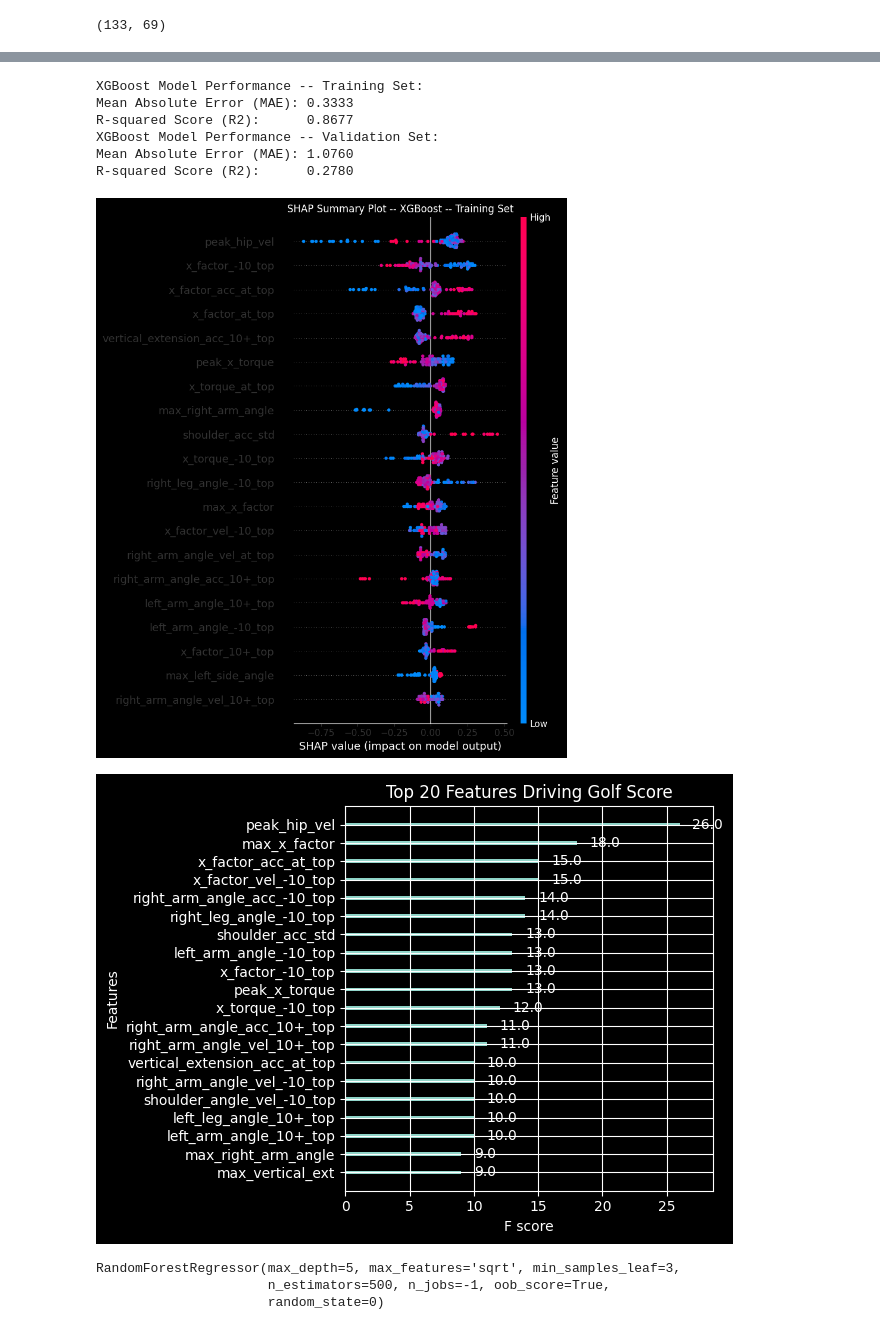
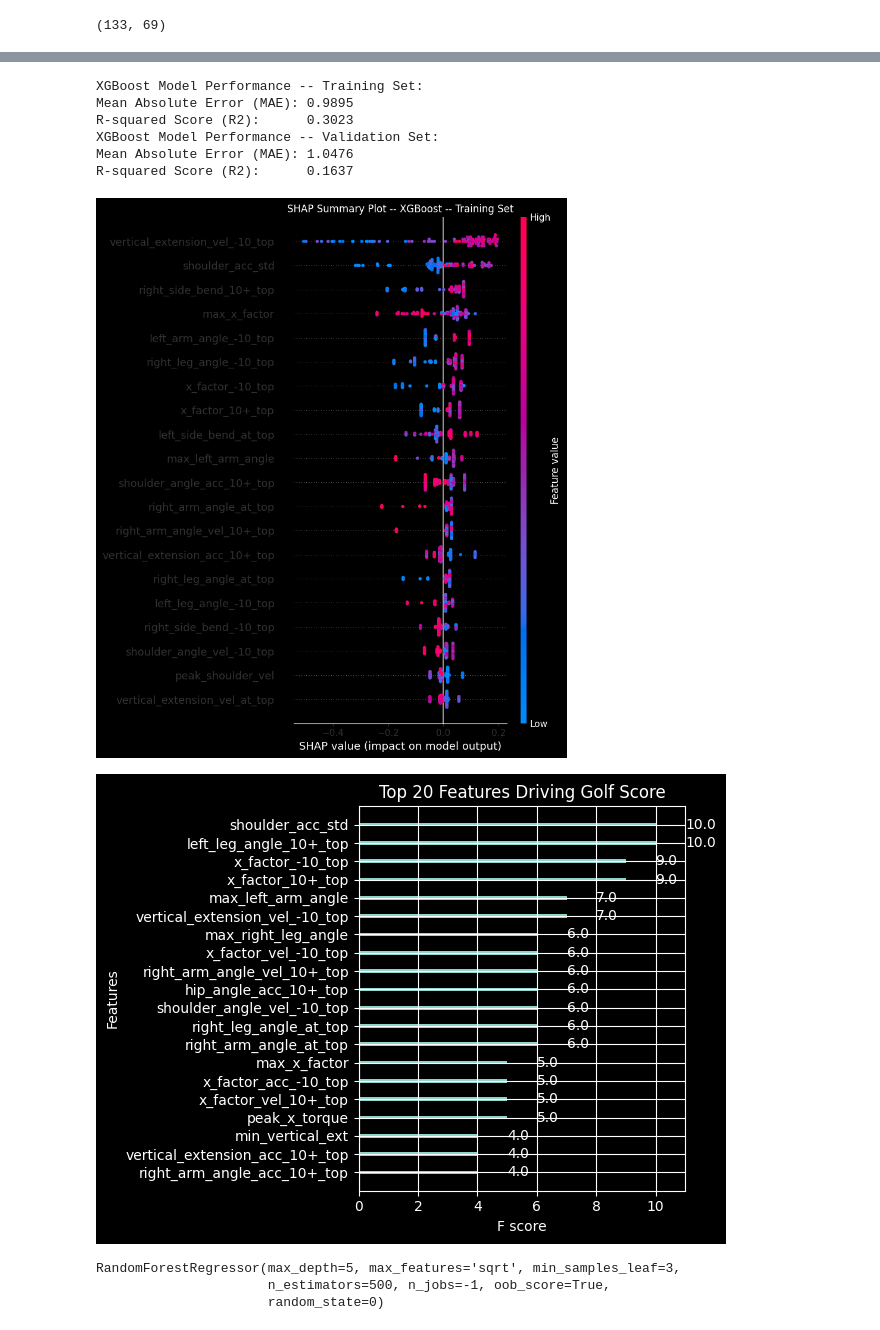
Before and after one commit to azaidi06/eagle-swing, a Jupyter notebook: posts/decision_trees/index.ipynb, the cells around one changed output, grey strips where cells are left out. Saved outputs shown, nothing was run; the diff lists cells and outputs as text; code cells hidden in the pictures.

```diff
--- a/posts/decision_trees/index.ipynb
+++ b/posts/decision_trees/index.ipynb
@@ -252,0 +59,9 @@ def extract_xgboost_features(extractor: SwingExtractor, offset_idx_val=10):
+# %%
+rand_idxs = np.random.randint(0, 25, 10)
+df1 = cleaned_df[cleaned_df.score == 1].reset_index(drop=True).iloc[rand_idxs].reset_index(drop=True)
+df5 = cleaned_df[cleaned_df.score == 5].reset_index(drop=True).iloc[rand_idxs].reset_index(drop=True)
+
+#df1 = cleaned_df[cleaned_df.score == 1].reset_index(drop=True).iloc[:15].reset_index(drop=True)
+#df5 = cleaned_df[cleaned_df.score == 5].reset_index(drop=True).iloc[:15].reset_index(drop=True)
+
+test_df = pd.concat([df1, df5]).reset_index(drop=True)
@@ -469,7 +948,8 @@ def process_batch_swings(df_input: pd.DataFrame,
 
             # 2. Flatten Time-Series to Scalar Features
             # (Using the helper function defined in the previous turn)
-            feats = extract_xgboost_features(extractor, offset_idx_val)
+            #feats = extract_xgboost_features(extractor, offset_idx_val)
+            feats = extract_xgboost_features(extractor,)# offset_idx_val)
 
 
             # 4. Add ID for debugging
@@ -488,9 +968,8 @@ def process_batch_swings(df_input: pd.DataFrame,
 
     return df_features, failed_indices
 # %%
-# --- Execution ---
-# Assuming 'df_raw' is your starting dataframe with 30 rows
-df_ready, failures = process_batch_swings(cleaned_df, offset_idx_val=10)
+#df_ready, failures = process_batch_swings(cleaned_df, offset_idx_val=10)
+df_ready, failures = process_batch_swings(cleaned_df)
 
 print(f"Successfully processed {len(df_ready)} swings.")
 #print(df_ready.head())
@@ -638,31 +1117,31 @@ df_ready.head(1)
 1 rows × 69 columns
 # %%
-train_x, test_x, train_y, test_y = get_train_test_split(df_ready, random_split=True)
-#train_x, test_x, train_y, test_y = get_train_test_split(df_ready, random_split=False)
+#train_x, test_x, train_y, test_y = get_train_test_split(df_ready, random_split=True)
+train_x, test_x, train_y, test_y = get_train_test_split(df_ready, random_split=False)
 # %%
 run_xgb(train_x,
         train_y,
         test_x,
         test_y,
         n_estimators=1000,           # Lower learning rate requires more trees
-        learning_rate=0.09,          # Lower --> Prevents rapid overfitting
+        learning_rate=0.15,          # Lower --> Prevents rapid overfitting
         max_depth=3,                 # 2-3 is ideal for small data to force simple logic
         min_child_weight=5,          # Critical: Requires ~5 samples to create a leaf (reduces noise)
         gamma=0.2,                   # Conservative: Minimum loss reduction required to make a split
         subsample=0.9,               # Randomness: Use only 70% of rows per tree
         colsample_bytree=0.9,        # Randomness: Use only 70% of features per tree
         #reg_lambda=1.0,              # L2 Regularization (default is 1, maybe increase to 2-3 if needed)
         early_stopping_rounds=50,    # Stop if validation score doesn't improve
         random_state=42)
 # %% [output]
 XGBoost Model Performance -- Training Set:
-Mean Absolute Error (MAE): 0.3333
-R-squared Score (R2):      0.8677
+Mean Absolute Error (MAE): 0.9895
+R-squared Score (R2):      0.3023
 XGBoost Model Performance -- Validation Set:
-Mean Absolute Error (MAE): 1.0760
-R-squared Score (R2):      0.2780
+Mean Absolute Error (MAE): 1.0476
+R-squared Score (R2):      0.1637
-[figure, old version]
+[figure, new version]
-[figure, old version]
+[figure, new version]
 # %%
 # # 1. Initialize (Note: No learning_rate in RF)
 #rf_model = RandomForestClassifier(
```
Also changed, not shown: parts of 20 cells of this notebook.
